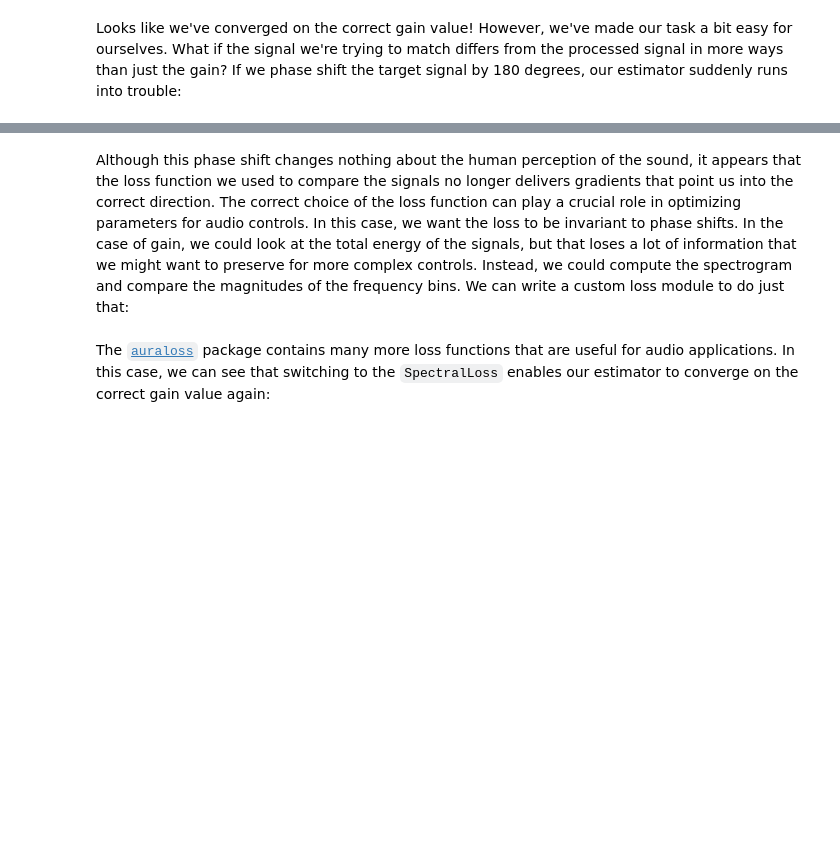
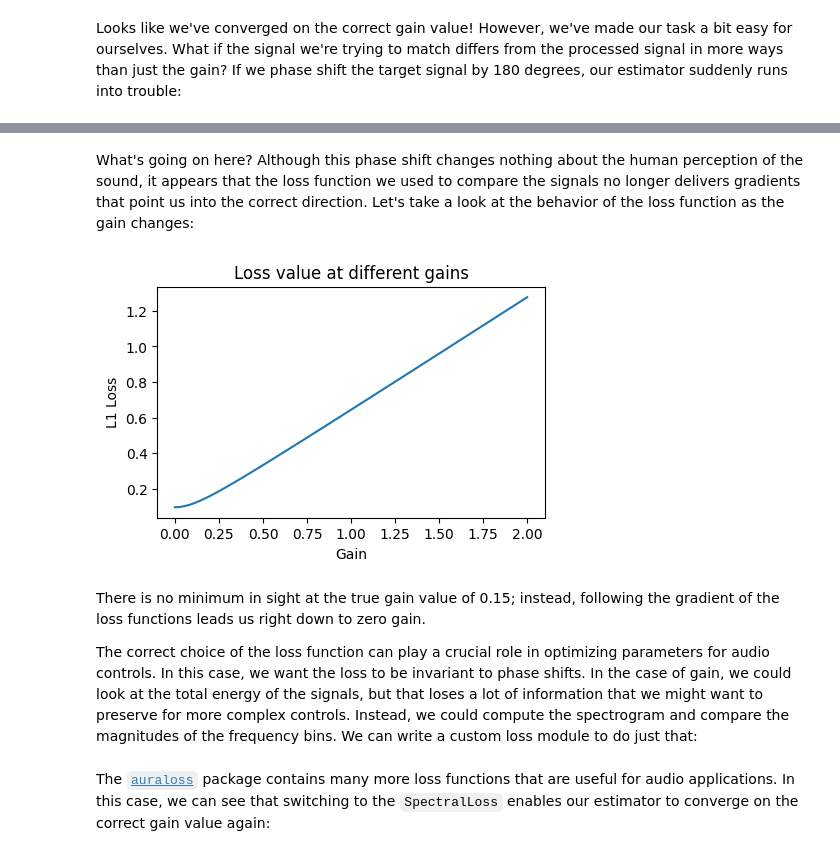
Before and after one commit to intro2ddsp/intro2ddsp.github.io, a Jupyter notebook: first-steps/diff_gain.ipynb, the cells around one changed output, grey strips where cells are left out. Drawn from its saved outputs; the diff is of its cells as text; code cells hidden in the pictures; blank space fills up the shorter version.

Commit message:
Add plot of phase-shifted L1 loss

```diff
--- a/first-steps/diff_gain.ipynb
+++ b/first-steps/diff_gain.ipynb
@@ -130,8 +130,24 @@ for i in range(n_iter):
 display(HTML(get_gain_animation(orig_audio, shifted_target_audio, gains).to_html5_video()))
 # %% [output]
 [interactive output not drawn]
+# %% [markdown]
+What's going on here? Although this phase shift changes nothing about the human perception of the sound, it appears that the loss function we used to compare the signals no longer delivers gradients that point us into the correct direction. Let's take a look at the behavior of the loss function as the gain changes:
+# %%
+gain_vals = torch.linspace(0.0, 2.0, 100)
+losses = (gain_vals.unsqueeze(1) * orig_audio - shifted_target_audio).abs().mean(1)
+
+plt.figure(figsize=(5, 3))
+plt.title("Loss value at different gains")
+plt.plot(gain_vals, losses)
+plt.xlabel("Gain")
+plt.ylabel("L1 Loss")
+plt.show()
+# %% [output]
+[figure, added]
 # %% [markdown]
-Although this phase shift changes nothing about the human perception of the sound, it appears that the loss function we used to compare the signals no longer delivers gradients that point us into the correct direction. The correct choice of the loss function can play a crucial role in optimizing parameters for audio controls. In this case, we want the loss to be invariant to phase shifts. In the case of gain, we could look at the total energy of the signals, but that loses a lot of information that we might want to preserve for more complex controls. Instead, we could compute the spectrogram and compare the magnitudes of the frequency bins. We can write a custom loss module to do just that:
+There is no minimum in sight at the true gain value of 0.15; instead, following the gradient of the loss functions leads us right down to zero gain.
+
+The correct choice of the loss function can play a crucial role in optimizing parameters for audio controls. In this case, we want the loss to be invariant to phase shifts. In the case of gain, we could look at the total energy of the signals, but that loses a lot of information that we might want to preserve for more complex controls. Instead, we could compute the spectrogram and compare the magnitudes of the frequency bins. We can write a custom loss module to do just that:
 # %%
 class SpectralLoss(torch.nn.Module):
     def __init__(self, power=1):
```
